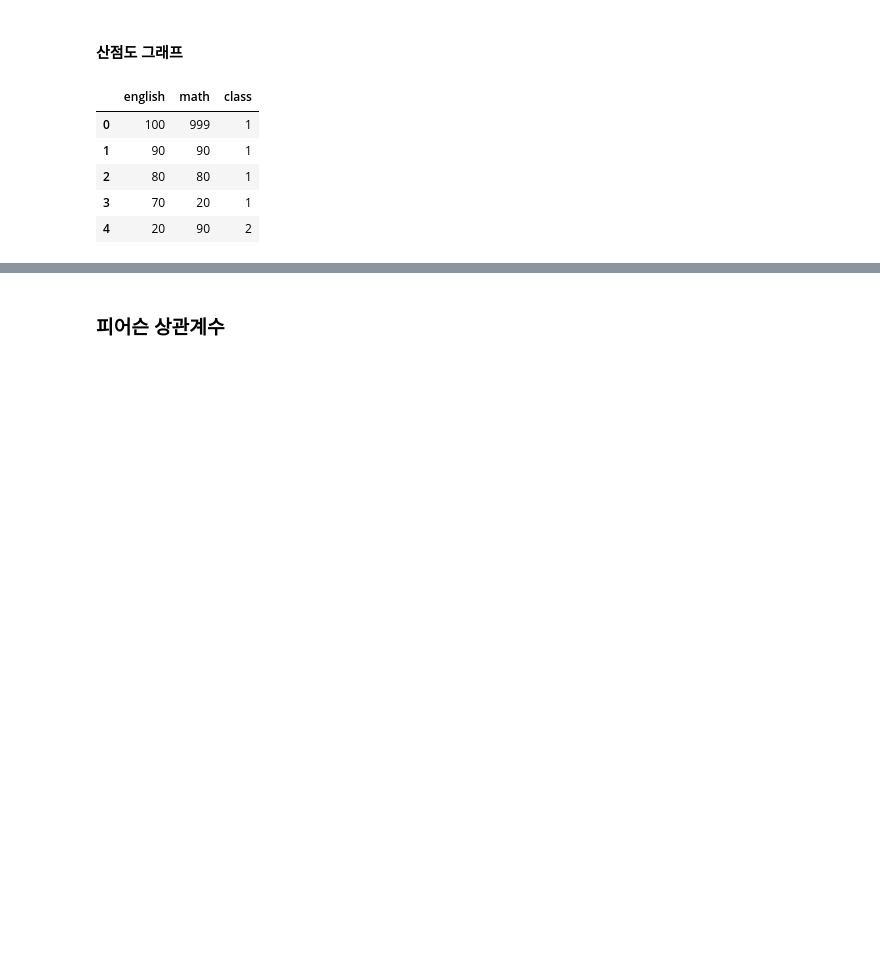
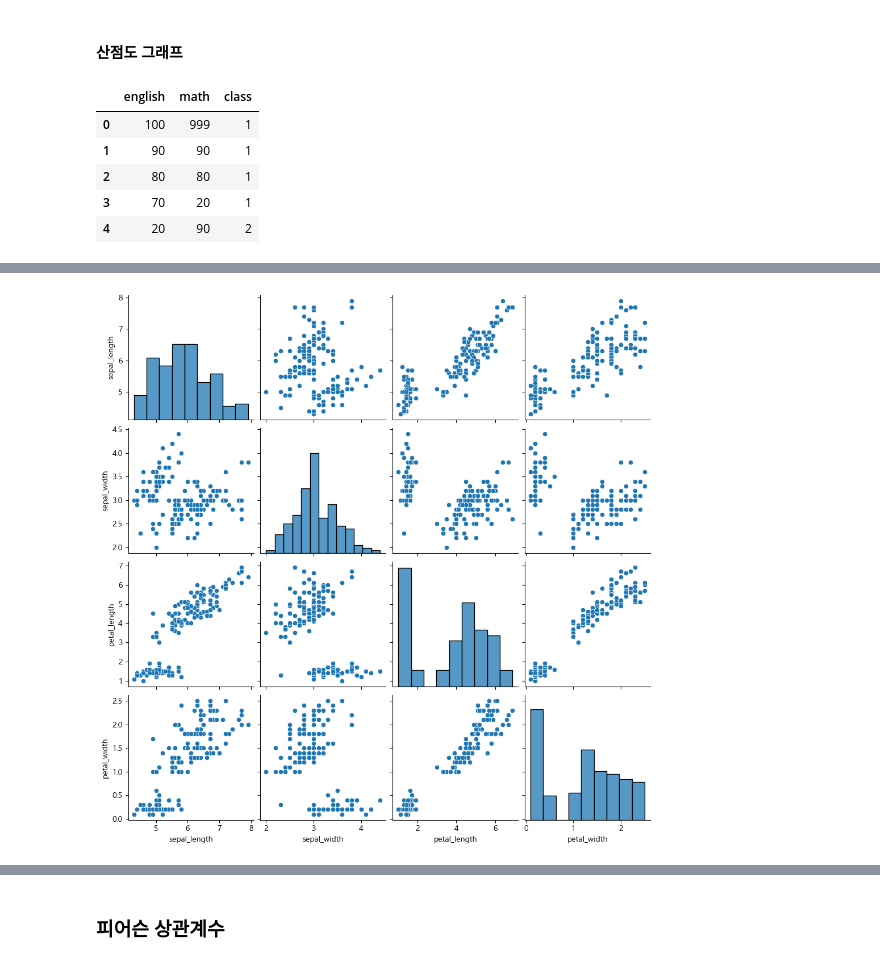
Before and after one commit to Ju0011/SW_Java, a Jupyter notebook: ws05_DataAnalytics/03_데이터분석의모든것_탐색적 데이터 분석 4강.ipynb, the cells around one changed output, grey strips where cells are left out. Saved outputs shown, nothing was run; the diff lists cells and outputs as text; code cells hidden in the pictures; blank space fills up the shorter version.

```diff
--- a/ws05_DataAnalytics/03_데이터분석의모든것_탐색적 데이터 분석 4강.ipynb
+++ b/ws05_DataAnalytics/03_데이터분석의모든것_탐색적 데이터 분석 4강.ipynb
@@ -49,4 +60,6 @@ plt.#TODO()
 # %%
-sns.#TODO(iris)
-plt.#TODO()
+sns.pairplot(iris)
+plt.show()
+# %% [output]
+[figure, added]
 # %%
```
Also changed, not shown: parts of 10 cells of this notebook.
